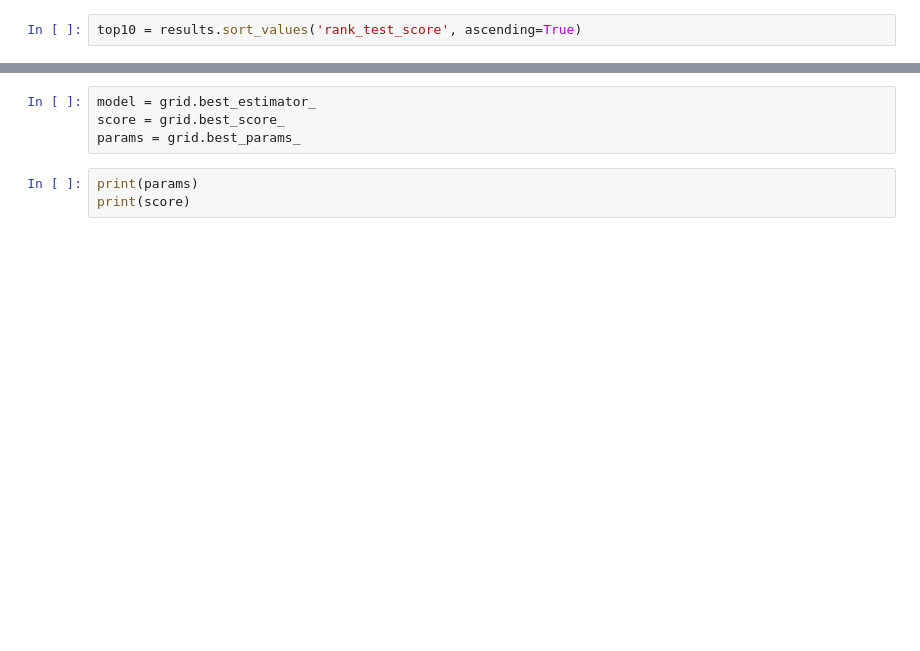
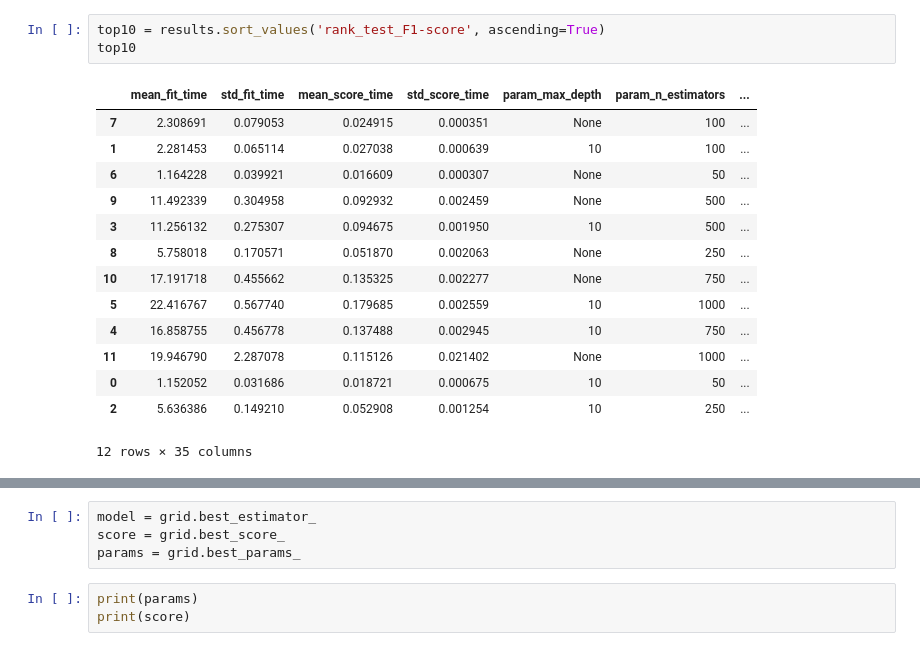
Before and after one commit to kartikey-vyas/GI-timeseries-classification, a Jupyter notebook: notebooks/9.0-kv-randomforest.ipynb, the cells around one changed output, grey strips where cells are left out. Cells and saved outputs as stored; diff of their text form; blank space fills up the shorter version.

```diff
--- a/notebooks/9.0-kv-randomforest.ipynb
+++ b/notebooks/9.0-kv-randomforest.ipynb
@@ -21,4 +21,20 @@ results.head()
 # %%
-top10 = results.sort_values('rank_test_score', ascending=True)
+top10 = results.sort_values('rank_test_F1-score', ascending=True)
+top10
+# %% [output]
+|  | mean_fit_time | std_fit_time | mean_score_time | std_score_time | param_max_depth | param_n_estimators | ... |
+| 7 | 2.308691 | 0.079053 | 0.024915 | 0.000351 | None | 100 | ... |
+| 1 | 2.281453 | 0.065114 | 0.027038 | 0.000639 | 10 | 100 | ... |
+| 6 | 1.164228 | 0.039921 | 0.016609 | 0.000307 | None | 50 | ... |
+| 9 | 11.492339 | 0.304958 | 0.092932 | 0.002459 | None | 500 | ... |
+| 3 | 11.256132 | 0.275307 | 0.094675 | 0.001950 | 10 | 500 | ... |
+| 8 | 5.758018 | 0.170571 | 0.051870 | 0.002063 | None | 250 | ... |
+| 10 | 17.191718 | 0.455662 | 0.135325 | 0.002277 | None | 750 | ... |
+| 5 | 22.416767 | 0.567740 | 0.179685 | 0.002559 | 10 | 1000 | ... |
+| 4 | 16.858755 | 0.456778 | 0.137488 | 0.002945 | 10 | 750 | ... |
+| 11 | 19.946790 | 2.287078 | 0.115126 | 0.021402 | None | 1000 | ... |
+| 0 | 1.152052 | 0.031686 | 0.018721 | 0.000675 | 10 | 50 | ... |
+| 2 | 5.636386 | 0.149210 | 0.052908 | 0.001254 | 10 | 250 | ... |
+12 rows × 35 columns
 # %%
 # qt_10 = results[results['param_max_features'] == 'log2']
```
Also changed, not shown: parts of 35 cells of this notebook, 6 other files.
